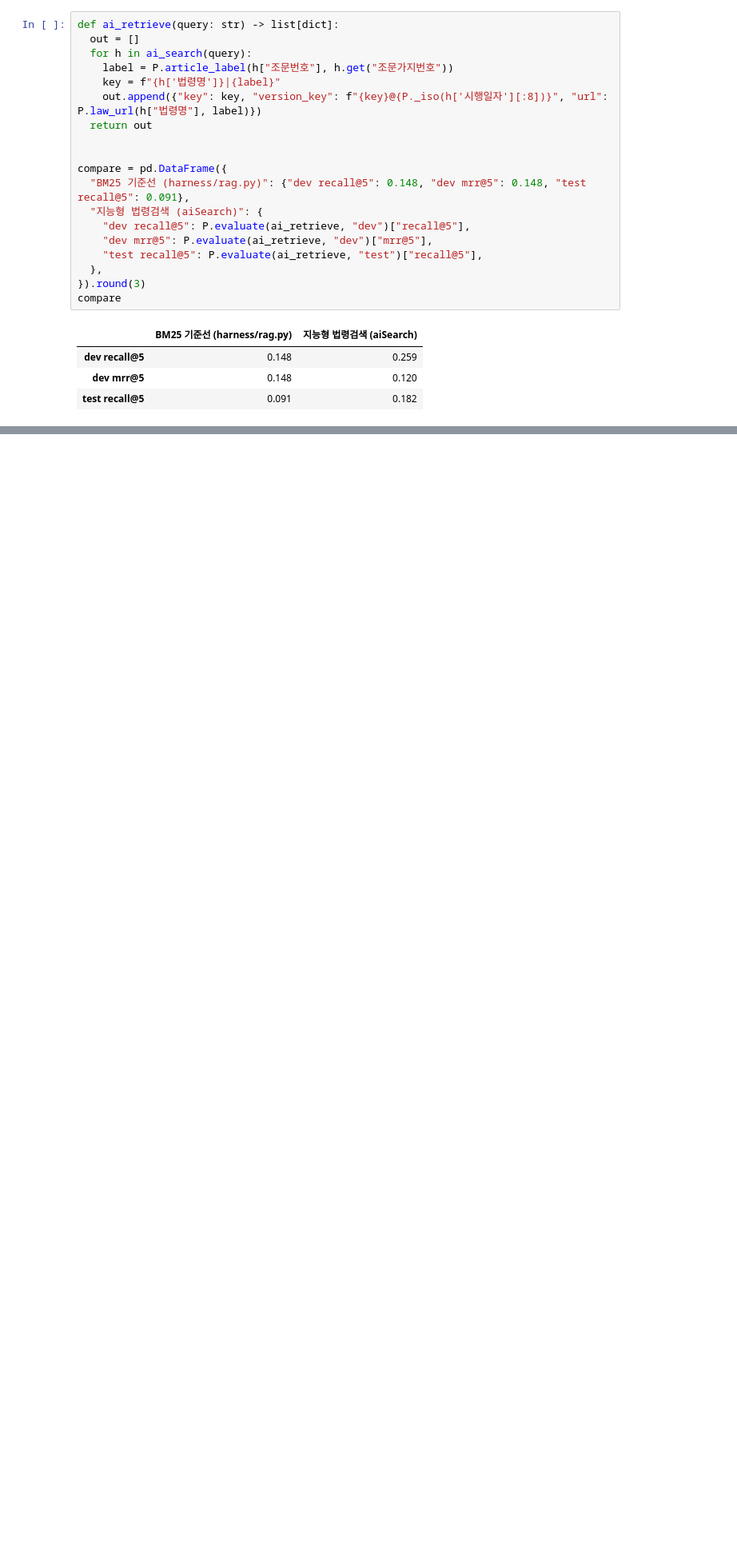
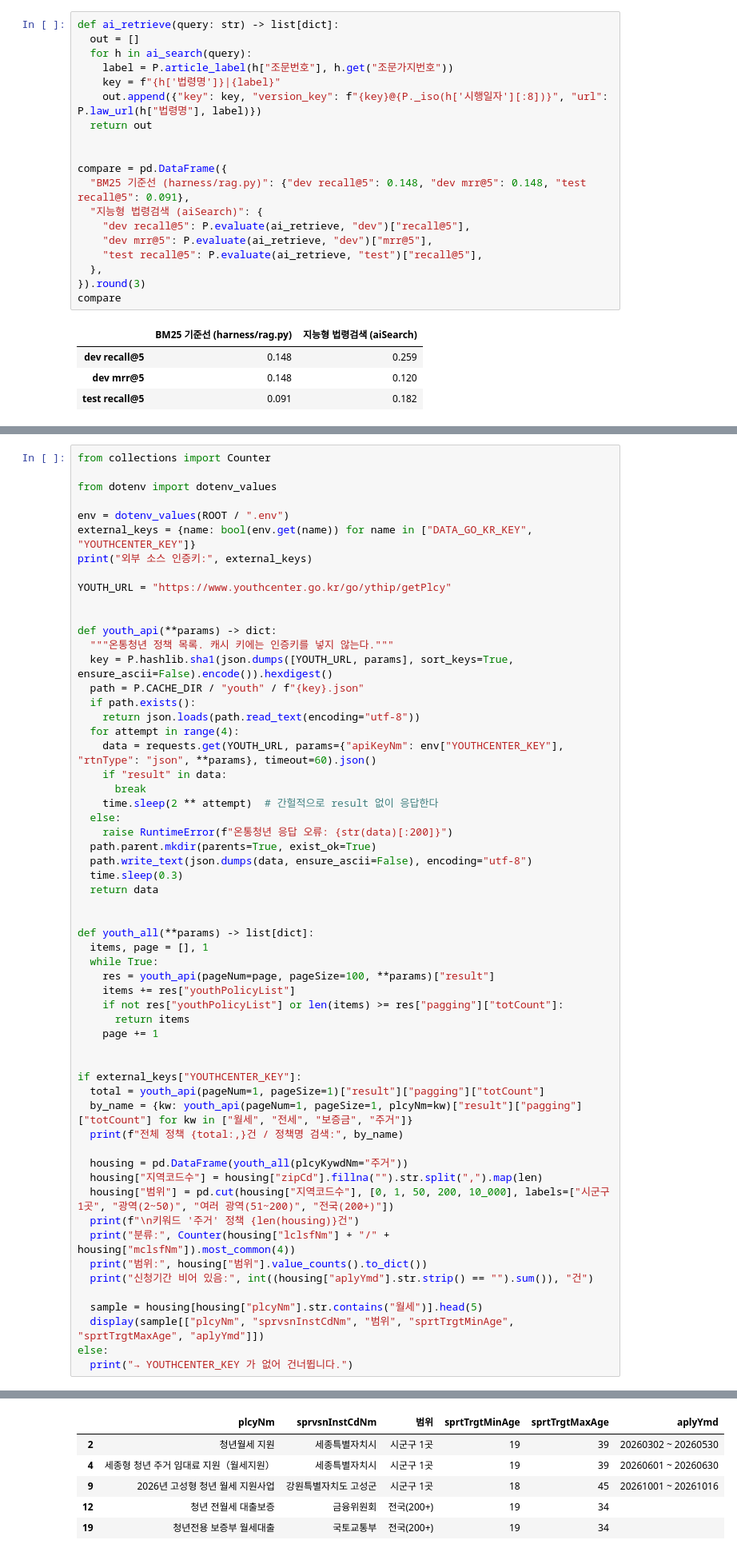
Before and after one commit to bigmooon/aigo-ai, a Jupyter notebook: notebooks/redesign/02_data_source_survey.ipynb, the cells around one changed output, grey strips where cells are left out. Shown at 80% size. Drawn from its saved outputs; the diff is of its cells as text; blank space fills up the shorter version.

Commit message:
docs(rag): 온통청년 주거 정책 조사와 백문백답 명세 반영
- 온통청년 개편 API(getPlcy)로 키워드 "주거" 정책 281건 조사 (6-1)
- 주거 정책의 80%가 지역 정책, 필드와 본문 불일치 사례 기록
- 백문백답 SOAP 오퍼레이션·필드·오류 코드 정리 (6-2)
- 결정 표와 plan.md 결정 로그 갱신

```diff
--- a/notebooks/redesign/02_data_source_survey.ipynb
+++ b/notebooks/redesign/02_data_source_survey.ipynb
@@ -360,0 +360,59 @@ if not any(external_keys.values()):
+# %%
+from collections import Counter
+
+from dotenv import dotenv_values
+
+env = dotenv_values(ROOT / ".env")
+external_keys = {name: bool(env.get(name)) for name in ["DATA_GO_KR_KEY", "YOUTHCENTER_KEY"]}
+print("외부 소스 인증키:", external_keys)
+
+YOUTH_URL = "https://www.youthcenter.go.kr/go/ythip/getPlcy"
+
+
+def youth_api(**params) -> dict:
+  """온통청년 정책 목록. 캐시 키에는 인증키를 넣지 않는다."""
+  key = P.hashlib.sha1(json.dumps([YOUTH_URL, params], sort_keys=True, ensure_ascii=False).encode()).hexdigest()
+  path = P.CACHE_DIR / "youth" / f"{key}.json"
+  if path.exists():
+    return json.loads(path.read_text(encoding="utf-8"))
+  for attempt in range(4):
+    data = requests.get(YOUTH_URL, params={"apiKeyNm": env["YOUTHCENTER_KEY"], "rtnType": "json", **params}, timeout=60).json()
+    if "result" in data:
+      break
+    time.sleep(2 ** attempt)  # 간헐적으로 result 없이 응답한다
+  else:
+    raise RuntimeError(f"온통청년 응답 오류: {str(data)[:200]}")
+  path.parent.mkdir(parents=True, exist_ok=True)
+  path.write_text(json.dumps(data, ensure_ascii=False), encoding="utf-8")
+  time.sleep(0.3)
+  return data
+
+
+def youth_all(**params) -> list[dict]:
+  items, page = [], 1
+  while True:
+    res = youth_api(pageNum=page, pageSize=100, **params)["result"]
+    items += res["youthPolicyList"]
+    if not res["youthPolicyList"] or len(items) >= res["pagging"]["totCount"]:
+      return items
+    page += 1
+
+
+if external_keys["YOUTHCENTER_KEY"]:
+  total = youth_api(pageNum=1, pageSize=1)["result"]["pagging"]["totCount"]
+  by_name = {kw: youth_api(pageNum=1, pageSize=1, plcyNm=kw)["result"]["pagging"]["totCount"] for kw in ["월세", "전세", "보증금", "주거"]}
+  print(f"전체 정책 {total:,}건 / 정책명 검색:", by_name)
+
+  housing = pd.DataFrame(youth_all(plcyKywdNm="주거"))
+  housing["지역코드수"] = housing["zipCd"].fillna("").str.split(",").map(len)
+  housing["범위"] = pd.cut(housing["지역코드수"], [0, 1, 50, 200, 10_000], labels=["시군구 1곳", "광역(2~50)", "여러 광역(51~200)", "전국(200+)"])
+  print(f"\n키워드 '주거' 정책 {len(housing)}건")
+  print("분류:", Counter(housing["lclsfNm"] + "/" + housing["mclsfNm"]).most_common(4))
+  print("범위:", housing["범위"].value_counts().to_dict())
+  print("신청기간 비어 있음:", int((housing["aplyYmd"].str.strip() == "").sum()), "건")
+
+  sample = housing[housing["plcyNm"].str.contains("월세")].head(5)
+  display(sample[["plcyNm", "sprvsnInstCdNm", "범위", "sprtTrgtMinAge", "sprtTrgtMaxAge", "aplyYmd"]])
+else:
+  print("→ YOUTHCENTER_KEY 가 없어 건너뜁니다.")
+# %% [output]
@@ -360,0 +426,6 @@ if not any(external_keys.values()):
+|  | plcyNm | sprvsnInstCdNm | 범위 | sprtTrgtMinAge | sprtTrgtMaxAge | aplyYmd |
+| 2 | 청년월세 지원 | 세종특별자치시 | 시군구 1곳 | 19 | 39 | 20260302 ~ 20260530 |
+| 4 | 세종형 청년 주거 임대료 지원（월세지원） | 세종특별자치시 | 시군구 1곳 | 19 | 39 | 20260601 ~ 20260630 |
+| 9 | 2026년 고성형 청년 월세 지원사업 | 강원특별자치도 고성군 | 시군구 1곳 | 18 | 45 | 20261001 ~ 20261016 |
+| 12 | 청년 전월세 대출보증 | 금융위원회 | 전국(200+) | 19 | 34 |  |
+| 19 | 청년전용 보증부 월세대출 | 국토교통부 | 전국(200+) | 19 | 34 |  |
```
Also changed, not shown: parts of 9 cells of this notebook, 1 other file.
